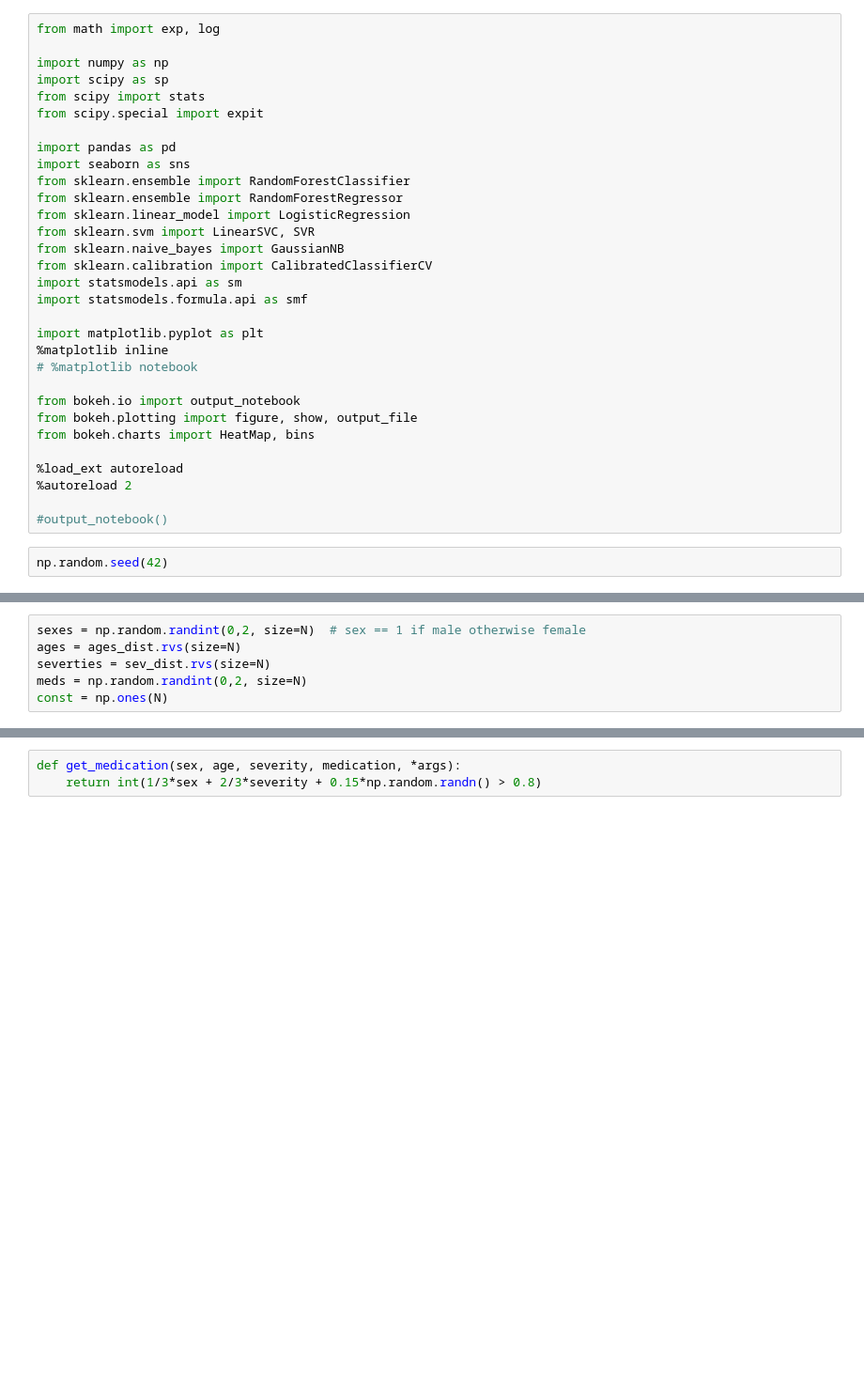
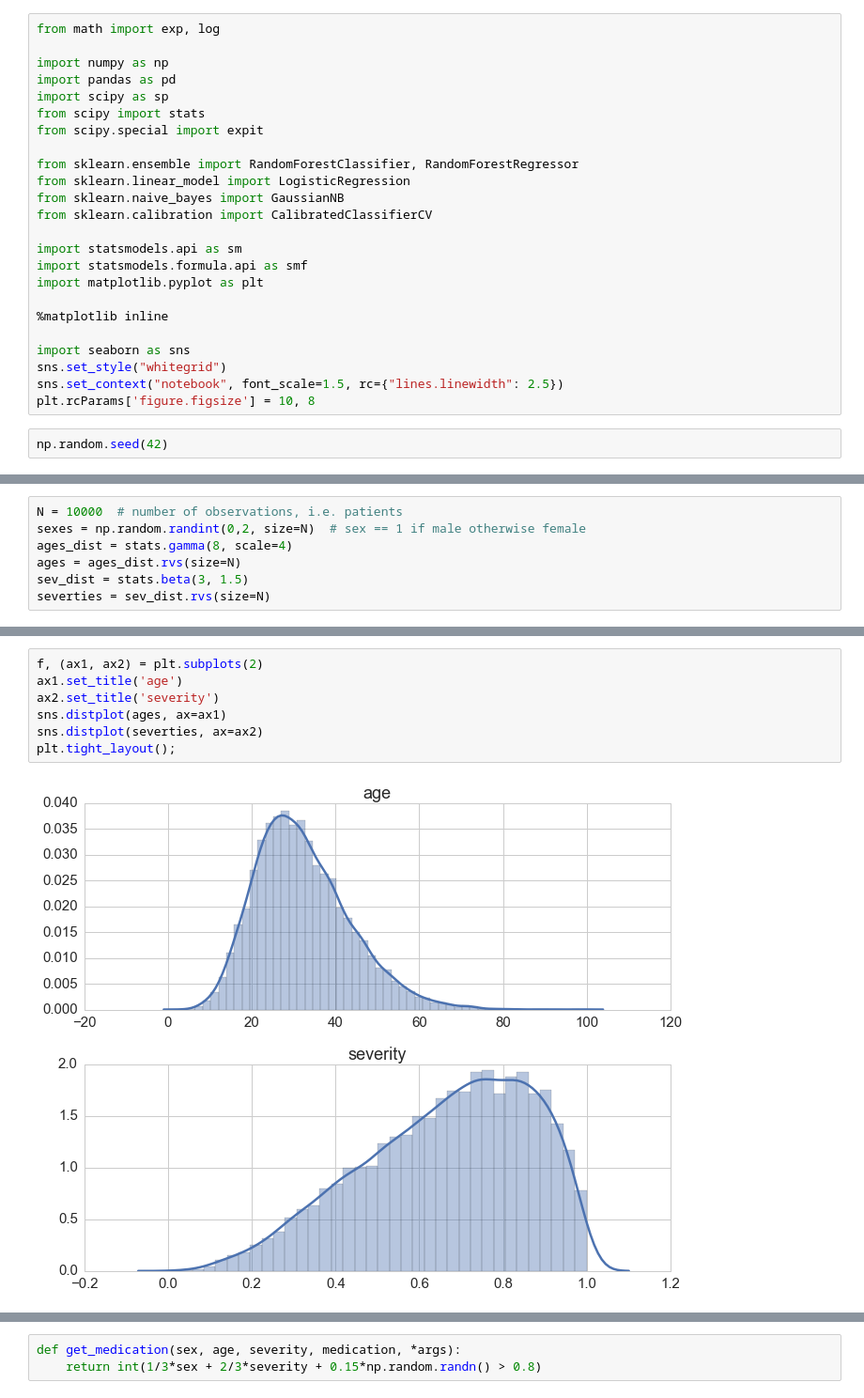
Before and after one commit to FlorianWilhelm/FlorianWilhelm.github.io, a Jupyter notebook: pelican/content/notebooks/causal_inference_propensity_score.ipynb, the cells around one changed output, grey strips where cells are left out. Shown: that part at 94% size. Cells and saved outputs as stored; diff of their text form; blank space fills up the shorter version.

```diff
--- a/pelican/content/notebooks/causal_inference_propensity_score.ipynb
+++ b/pelican/content/notebooks/causal_inference_propensity_score.ipynb
@@ -2,32 +2,25 @@
 from math import exp, log
 
 import numpy as np
+import pandas as pd
 import scipy as sp
 from scipy import stats
 from scipy.special import expit
 
-import pandas as pd
-import seaborn as sns
-from sklearn.ensemble import RandomForestClassifier
-from sklearn.ensemble import RandomForestRegressor
+from sklearn.ensemble import RandomForestClassifier, RandomForestRegressor
 from sklearn.linear_model import LogisticRegression
-from sklearn.svm import LinearSVC, SVR
 from sklearn.naive_bayes import GaussianNB
 from sklearn.calibration import CalibratedClassifierCV
+
 import statsmodels.api as sm
 import statsmodels.formula.api as smf
+import matplotlib.pyplot as plt
 
-import matplotlib.pyplot as plt
 %matplotlib inline
-# %matplotlib notebook
 
-from bokeh.io import output_notebook
-from bokeh.plotting import figure, show, output_file
-from bokeh.charts import HeatMap, bins
-
-%load_ext autoreload
-%autoreload 2
-
-#output_notebook()
+import seaborn as sns
+sns.set_style("whitegrid")
+sns.set_context("notebook", font_scale=1.5, rc={"lines.linewidth": 2.5})
+plt.rcParams['figure.figsize'] = 10, 8
 # %%
 np.random.seed(42)
@@ -94,6 +42,7 @@ N = 100000
 # %%
+N = 10000  # number of observations, i.e. patients
 sexes = np.random.randint(0,2, size=N)  # sex == 1 if male otherwise female
+ages_dist = stats.gamma(8, scale=4)
 ages = ages_dist.rvs(size=N)
+sev_dist = stats.beta(3, 1.5)
 severties = sev_dist.rvs(size=N)
-meds = np.random.randint(0,2, size=N)
-const = np.ones(N)
@@ -99,0 +51,9 @@ const = np.ones(N)
+# %%
+f, (ax1, ax2) = plt.subplots(2)
+ax1.set_title('age')
+ax2.set_title('severity')
+sns.distplot(ages, ax=ax1)
+sns.distplot(severties, ax=ax2)
+plt.tight_layout();
+# %% [output]
+[figure, added]
```
Also changed, not shown: parts of 89 cells of this notebook, 1 other file.
